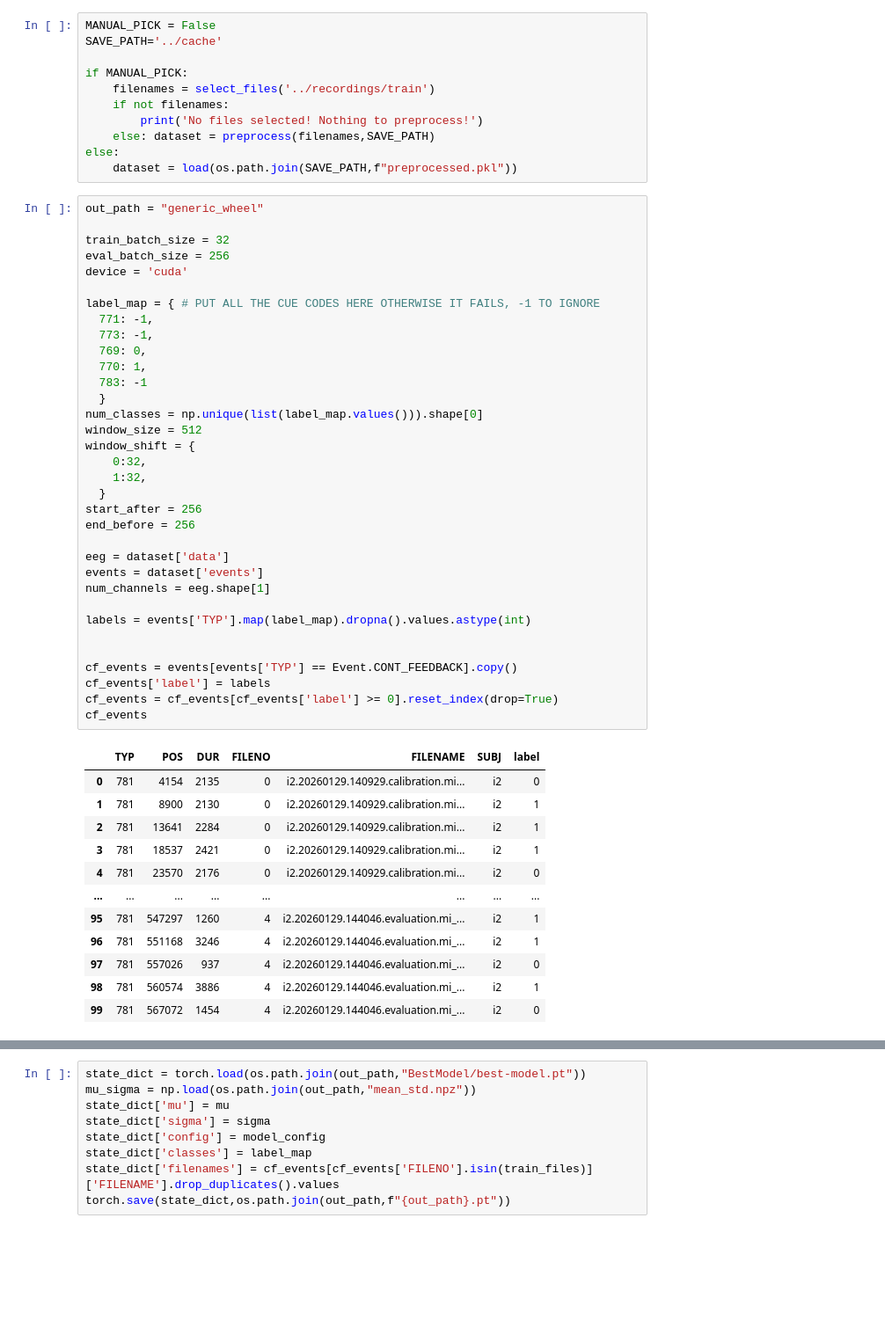
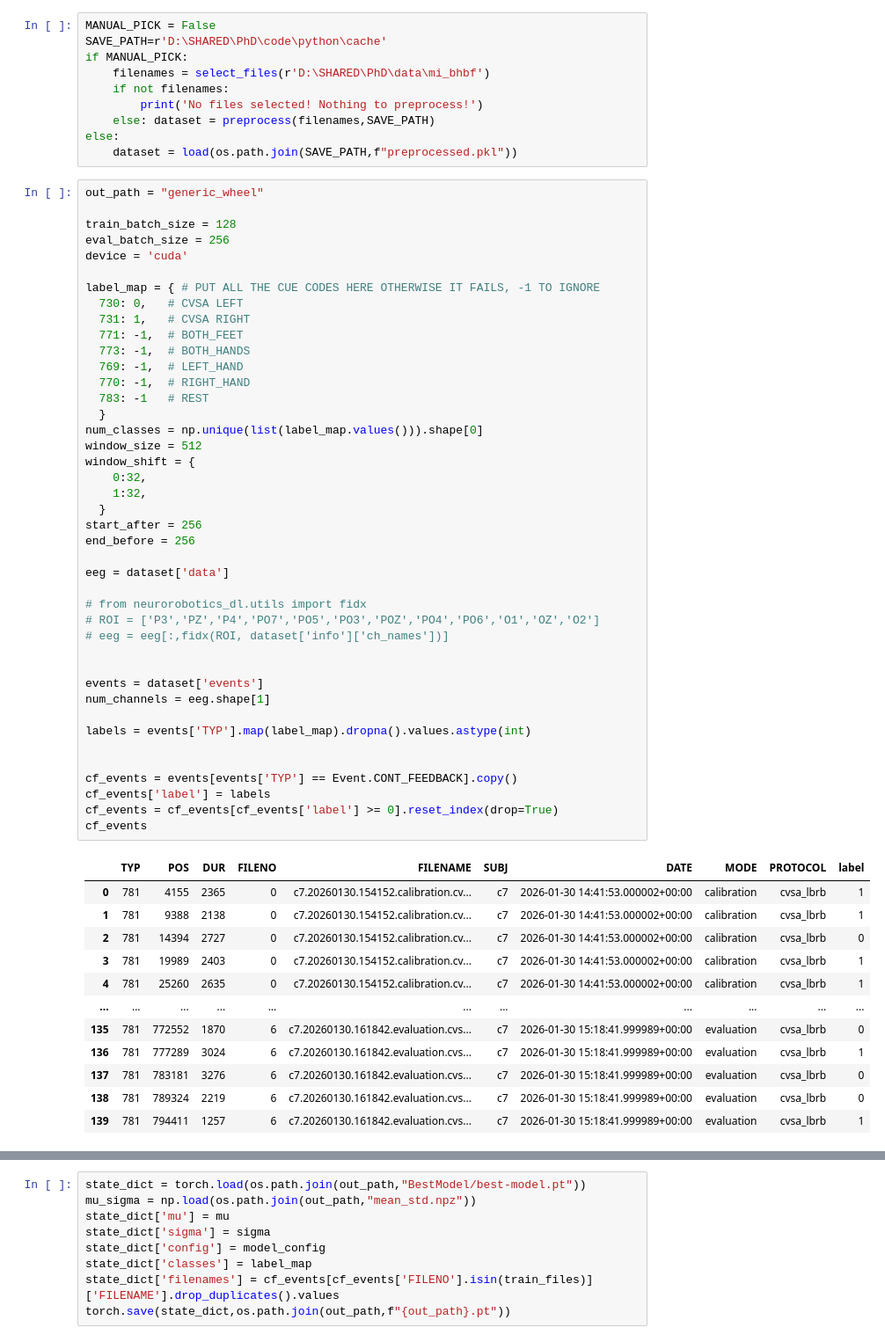
Before and after one commit to Curtaz/neurorobotics-dl, a Jupyter notebook: examples/train_generic_trial_based.ipynb, the cells around one changed output, grey strips where cells are left out. Shown at 88% size. Drawn from its saved outputs; the diff is of its cells as text; blank space fills up the shorter version.

```diff
--- a/examples/train_generic_trial_based.ipynb
+++ b/examples/train_generic_trial_based.ipynb
@@ -128,10 +155,9 @@ def preprocess(filenames,save_path=None):
     return preprocessed
 # %%
 MANUAL_PICK = False
-SAVE_PATH='../cache'
-
+SAVE_PATH=r'D:\SHARED\PhD\code\python\cache'
 if MANUAL_PICK:
-    filenames = select_files('../recordings/train')
+    filenames = select_files(r'D:\SHARED\PhD\data\mi_bhbf')
     if not filenames:
         print('No files selected! Nothing to preprocess!')
     else: dataset = preprocess(filenames,SAVE_PATH)
@@ -140,47 +166,55 @@ else:
 # %%
 out_path = "generic_wheel"
 
-train_batch_size = 32
+train_batch_size = 128
 eval_batch_size = 256
 device = 'cuda'
 
 label_map = { # PUT ALL THE CUE CODES HERE OTHERWISE IT FAILS, -1 TO IGNORE
-  771: -1,
-  773: -1,
-  769: 0,
-  770: 1,
-  783: -1
+  730: 0,   # CVSA LEFT
+  731: 1,   # CVSA RIGHT
+  771: -1,  # BOTH_FEET
+  773: -1,  # BOTH_HANDS
+  769: -1,  # LEFT_HAND
+  770: -1,  # RIGHT_HAND
+  783: -1   # REST
   }
 num_classes = np.unique(list(label_map.values())).shape[0]
 window_size = 512
 window_shift = {
     0:32,
     1:32,
   }
 start_after = 256
 end_before = 256
 
 eeg = dataset['data']
+
+# from neurorobotics_dl.utils import fidx
+# ROI = ['P3','PZ','P4','PO7','PO5','PO3','POZ','PO4','PO6','O1','OZ','O2']
+# eeg = eeg[:,fidx(ROI, dataset['info']['ch_names'])]
+
+
 events = dataset['events']
 num_channels = eeg.shape[1]
 
 labels = events['TYP'].map(label_map).dropna().values.astype(int)
 
 
 cf_events = events[events['TYP'] == Event.CONT_FEEDBACK].copy()
 cf_events['label'] = labels
 cf_events = cf_events[cf_events['label'] >= 0].reset_index(drop=True)
 cf_events
 # %% [output]
-|  | TYP | POS | DUR | FILENO | FILENAME | SUBJ | label |
-| 0 | 781 | 4154 | 2135 | 0 | i2.20260129.140929.calibration.mi... | i2 | 0 |
-| 1 | 781 | 8900 | 2130 | 0 | i2.20260129.140929.calibration.mi... | i2 | 1 |
-| 2 | 781 | 13641 | 2284 | 0 | i2.20260129.140929.calibration.mi... | i2 | 1 |
-| 3 | 781 | 18537 | 2421 | 0 | i2.20260129.140929.calibration.mi... | i2 | 1 |
-| 4 | 781 | 23570 | 2176 | 0 | i2.20260129.140929.calibration.mi... | i2 | 0 |
-| ... | ... | ... | ... | ... | ... | ... | ... |
-| 95 | 781 | 547297 | 1260 | 4 | i2.20260129.144046.evaluation.mi_... | i2 | 1 |
-| 96 | 781 | 551168 | 3246 | 4 | i2.20260129.144046.evaluation.mi_... | i2 | 1 |
-| 97 | 781 | 557026 | 937 | 4 | i2.20260129.144046.evaluation.mi_... | i2 | 0 |
-| 98 | 781 | 560574 | 3886 | 4 | i2.20260129.144046.evaluation.mi_... | i2 | 1 |
-| 99 | 781 | 567072 | 1454 | 4 | i2.20260129.144046.evaluation.mi_... | i2 | 0 |
+|  | TYP | POS | DUR | FILENO | FILENAME | SUBJ | DATE | MODE | PROTOCOL | label |
+| 0 | 781 | 4155 | 2365 | 0 | c7.20260130.154152.calibration.cv... | c7 | 2026-01-30 14:41:53.000002+00:00 | calibration | cvsa_lbrb | 1 |
+| 1 | 781 | 9388 | 2138 | 0 | c7.20260130.154152.calibration.cv... | c7 | 2026-01-30 14:41:53.000002+00:00 | calibration | cvsa_lbrb | 1 |
+| 2 | 781 | 14394 | 2727 | 0 | c7.20260130.154152.calibration.cv... | c7 | 2026-01-30 14:41:53.000002+00:00 | calibration | cvsa_lbrb | 0 |
+| 3 | 781 | 19989 | 2403 | 0 | c7.20260130.154152.calibration.cv... | c7 | 2026-01-30 14:41:53.000002+00:00 | calibration | cvsa_lbrb | 1 |
+| 4 | 781 | 25260 | 2635 | 0 | c7.20260130.154152.calibration.cv... | c7 | 2026-01-30 14:41:53.000002+00:00 | calibration | cvsa_lbrb | 1 |
+| ... | ... | ... | ... | ... | ... | ... | ... | ... | ... | ... |
+| 135 | 781 | 772552 | 1870 | 6 | c7.20260130.161842.evaluation.cvs... | c7 | 2026-01-30 15:18:41.999989+00:00 | evaluation | cvsa_lbrb | 0 |
+| 136 | 781 | 777289 | 3024 | 6 | c7.20260130.161842.evaluation.cvs... | c7 | 2026-01-30 15:18:41.999989+00:00 | evaluation | cvsa_lbrb | 1 |
+| 137 | 781 | 783181 | 3276 | 6 | c7.20260130.161842.evaluation.cvs... | c7 | 2026-01-30 15:18:41.999989+00:00 | evaluation | cvsa_lbrb | 0 |
+| 138 | 781 | 789324 | 2219 | 6 | c7.20260130.161842.evaluation.cvs... | c7 | 2026-01-30 15:18:41.999989+00:00 | evaluation | cvsa_lbrb | 0 |
+| 139 | 781 | 794411 | 1257 | 6 | c7.20260130.161842.evaluation.cvs... | c7 | 2026-01-30 15:18:41.999989+00:00 | evaluation | cvsa_lbrb | 1 |
```
Also changed, not shown: parts of 10 cells of this notebook, 4 other files.
